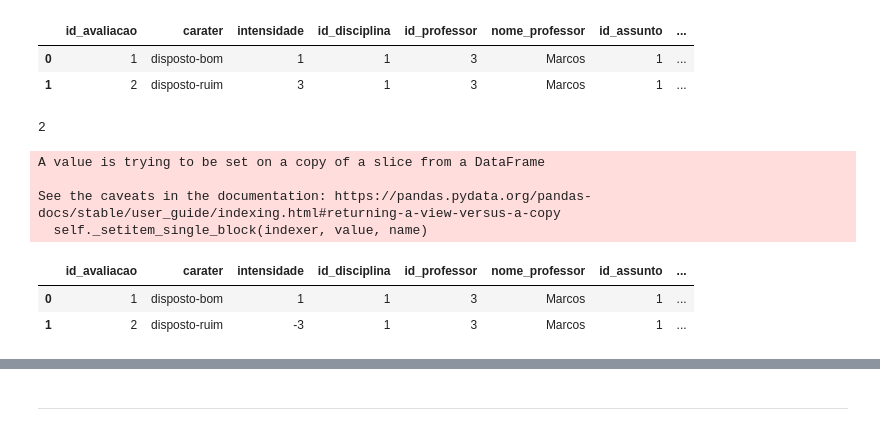
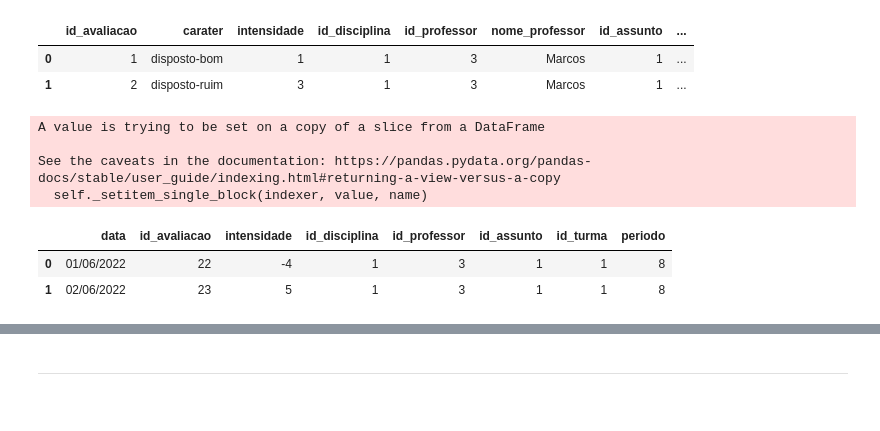
Before and after one commit to GustavoSanches55/2nds, a Jupyter notebook: generated_graphs/caminhos_grafico.ipynb, the cells around one changed output, grey strips where cells are left out. Cells and saved outputs as stored; diff of their text form; code cells hidden in the pictures.

```diff
--- a/generated_graphs/caminhos_grafico.ipynb
+++ b/generated_graphs/caminhos_grafico.ipynb
@@ -149,10 +161,6 @@ grafico_linhas.head(2)
 |  | id_avaliacao | carater | intensidade | id_disciplina | id_professor | nome_professor | id_assunto | ... |
 | 0 | 1 | disposto-bom | 1 | 1 | 3 | Marcos | 1 | ... |
 | 1 | 2 | disposto-ruim | 3 | 1 | 3 | Marcos | 1 | ... |
-# %%
-grafico_linhas['intensidade'].loc[i]
-# %% [output]
-2
 # %%
 for i in range(len(grafico_linhas)):
     if ('ruim' in grafico_linhas['carater'].loc[i]):
@@ -163,9 +171,9 @@ A value is trying to be set on a copy of a slice from a DataFrame
 See the caveats in the documentation: https://pandas.pydata.org/pandas-docs/stable/user_guide/indexing.html#returning-a-view-versus-a-copy
   self._setitem_single_block(indexer, value, name)
 # %%
-grafico_linhas.head(2)
+grafico_linhas.groupby(['data']).sum().reset_index().head(2)
 # %% [output]
-|  | id_avaliacao | carater | intensidade | id_disciplina | id_professor | nome_professor | id_assunto | ... |
-| 0 | 1 | disposto-bom | 1 | 1 | 3 | Marcos | 1 | ... |
-| 1 | 2 | disposto-ruim | -3 | 1 | 3 | Marcos | 1 | ... |
+|  | data | id_avaliacao | intensidade | id_disciplina | id_professor | id_assunto | id_turma | periodo |
+| 0 | 01/06/2022 | 22 | -4 | 1 | 3 | 1 | 1 | 8 |
+| 1 | 02/06/2022 | 23 | 5 | 1 | 3 | 1 | 1 | 8 |
 # %%
```
Also changed, not shown: parts of 8 cells of this notebook.
